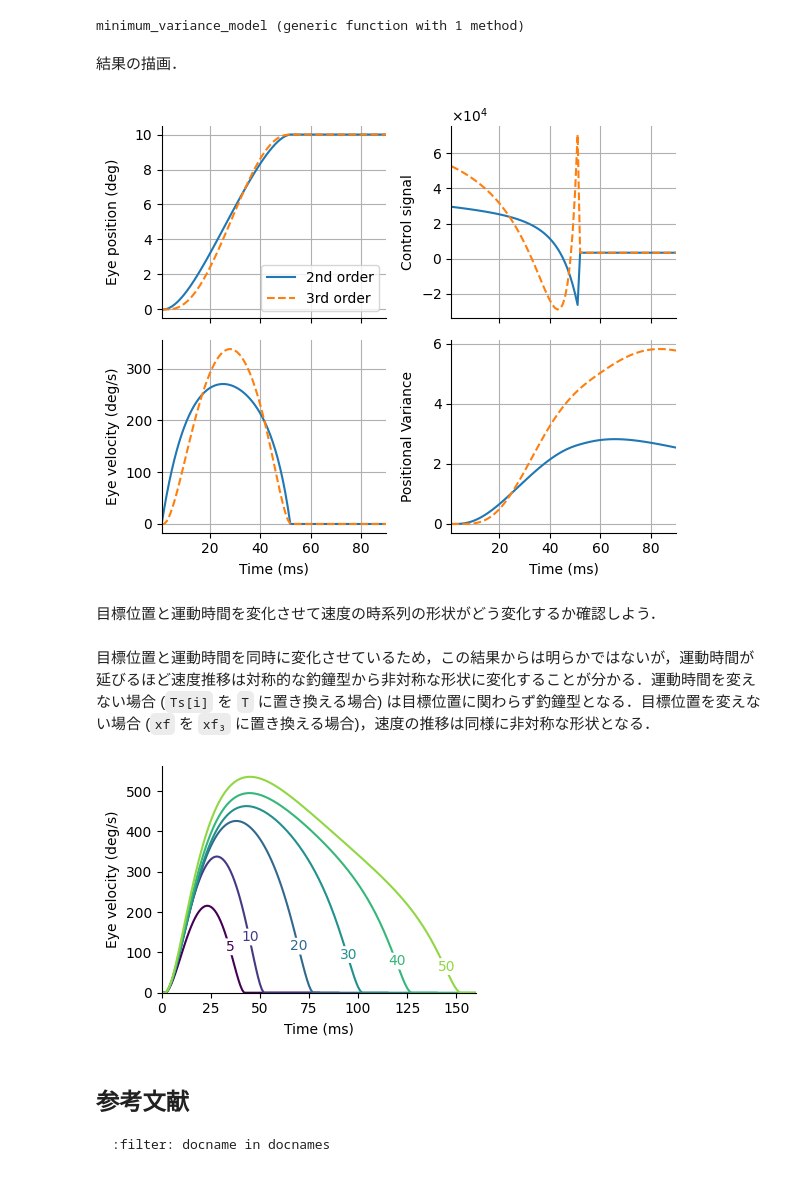
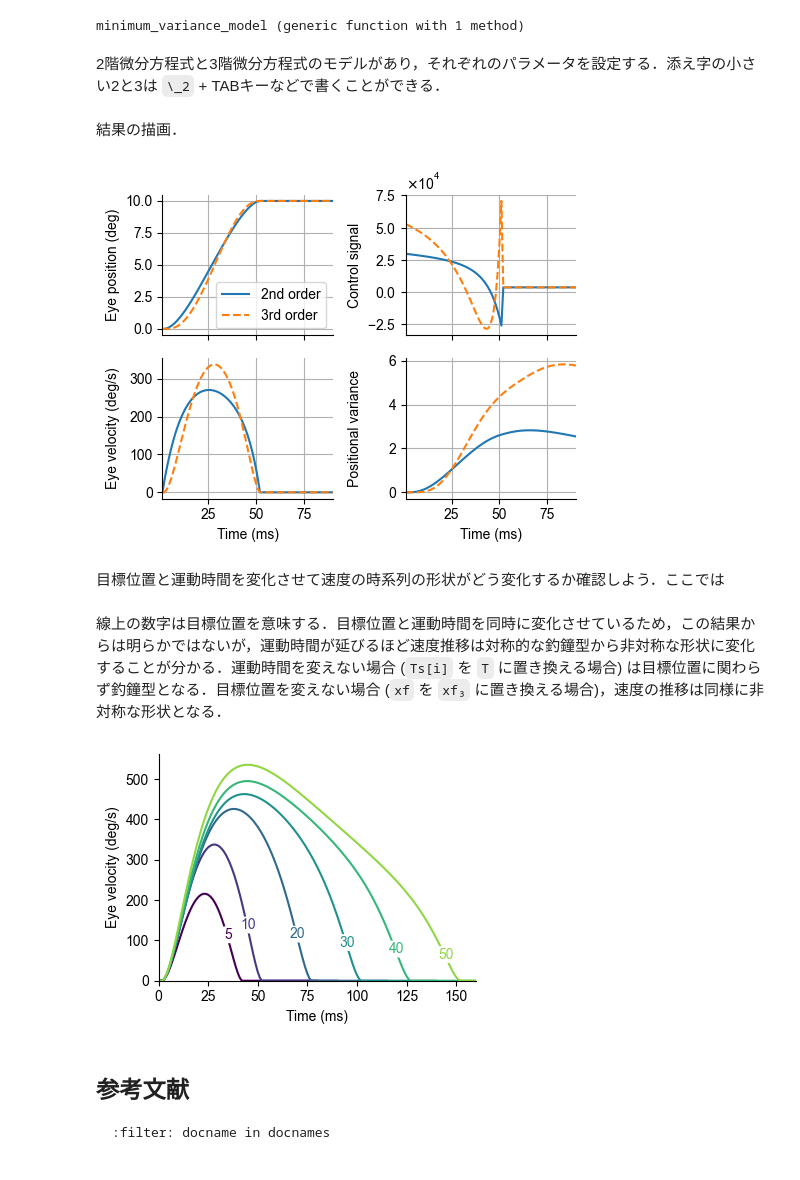
Before and after one commit to compneuro-julia/compneuro-julia-management, a Jupyter notebook: contents/motor-learning/minimum-variance.ipynb, the cells around one changed output. Saved outputs shown, nothing was run; the diff lists cells and outputs as text; code cells hidden in the pictures.

````diff
--- a/contents/motor-learning/minimum-variance.ipynb
+++ b/contents/motor-learning/minimum-variance.ipynb
@@ -161,7 +154,7 @@ function minimum_variance_model(Ac, Bc, x0, xf, T, Tp, dt)
     end
 
     # 制御信号を二次計画法で計算 (solution by quadratic programming)
-    u = solve_quad_prog(P, zeros(nt), C, d);
+    u = quadprog(P, zeros(nt), C, d);
 
     # 制御信号を二次計画法で計算 (forward solution)
     x = zeros(n, nt)
@@ -177,6 +170,8 @@ function minimum_variance_model(Ac, Bc, x0, xf, T, Tp, dt)
 end
 # %% [output]
 minimum_variance_model (generic function with 1 method)
+# %% [markdown]
+2階微分方程式と3階微分方程式のモデルがあり，それぞれのパラメータを設定する．添え字の小さい2と3は `\_2` + TABキーなどで書くことができる．
 # %%
 t1 = 224*1e-3 # time const of eye dynamics (s)
 t2 = 13*1e-3  # another time const of eye dynamics (s)
@@ -204,36 +199,36 @@ x₃, u₃, Σ₃ = minimum_variance_model(Ac₃, Bc₃, x0₃, xf₃, T, Tp, dt
 # %% [markdown]
 結果の描画．
 # %%
-fig, axes = subplots(2, 2, figsize=(6, 5), sharex=true)
+fig, axes = subplots(2, 2, figsize=(5, 4), sharex=true)
 axf = axes[:]
-ylabels = ["Eye position (deg)", "Eye velocity (deg/s)", "Control signal", "Positional Variance"]
+ylabels = ["Eye position (deg)", "Eye velocity (deg/s)", "Control signal", "Positional variance"]
 axf[1].plot(trange, x₂[1, :], label="2nd order");
 axf[1].plot(trange, x₃[1, :], "--", label="3rd order");
 axf[1].legend()
 
 axf[2].plot(trange, x₂[2, :])
 axf[2].plot(trange, x₃[2, :], "--");
 
 axf[3].plot(trange, u₂)
 axf[3].plot(trange, u₃, "--");
 axf[3][:ticklabel_format](style="sci",axis="y", useMathText=true, scilimits=(0,0))
 
 axf[4].plot(trange, Σ₂[1,1,:]);
 axf[4].plot(trange, Σ₃[1,1,:], "--");
 for i in 1:4
     axf[i].set_ylabel(ylabels[i])
     axf[i].set_xlim(trange[1], trange[end])
     axf[i].grid()
     if i % 2 == 0
         axf[i].set_xlabel("Time (ms)");
     end
 end
 fig.align_ylabels()
 fig.tight_layout()
 # %% [output]
-[figure, old version]
+[figure, new version]
 # %% [markdown]
-目標位置と運動時間を変化させて速度の時系列の形状がどう変化するか確認しよう．
+目標位置と運動時間を変化させて速度の時系列の形状がどう変化するか確認しよう．ここでは
 # %%
 xf_pos = [5, 10, 20, 30, 40, 50]
 Ts = [40, 50, 75, 100, 125, 150] *1e-3
@@ -247,7 +240,7 @@ for i in 1:6
     push!(X, x)
 end
 # %% [markdown]
-目標位置と運動時間を同時に変化させているため，この結果からは明らかではないが，運動時間が延びるほど速度推移は対称的な釣鐘型から非対称な形状に変化することが分かる．運動時間を変えない場合 (`Ts[i]` を `T` に置き換える場合) は目標位置に関わらず釣鐘型となる．目標位置を変えない場合 (`xf` を `xf₃` に置き換える場合)，速度の推移は同様に非対称な形状となる．
+線上の数字は目標位置を意味する．目標位置と運動時間を同時に変化させているため，この結果からは明らかではないが，運動時間が延びるほど速度推移は対称的な釣鐘型から非対称な形状に変化することが分かる．運動時間を変えない場合 (`Ts[i]` を `T` に置き換える場合) は目標位置に関わらず釣鐘型となる．目標位置を変えない場合 (`xf` を `xf₃` に置き換える場合)，速度の推移は同様に非対称な形状となる．
 # %%
 figure(figsize=(4,3))
 cm = get_cmap(:viridis)
@@ -262,7 +255,7 @@ xlim(0, 160); ylim(0, )
 xlabel("Time (ms)"); ylabel("Eye velocity (deg/s)")
 tight_layout()
 # %% [output]
-[figure, old version]
+[figure, new version]
 # %% [markdown]
 ## 参考文献
 ```{bibliography}
````
Also changed, not shown: parts of 4 cells of this notebook, 4 other files.
